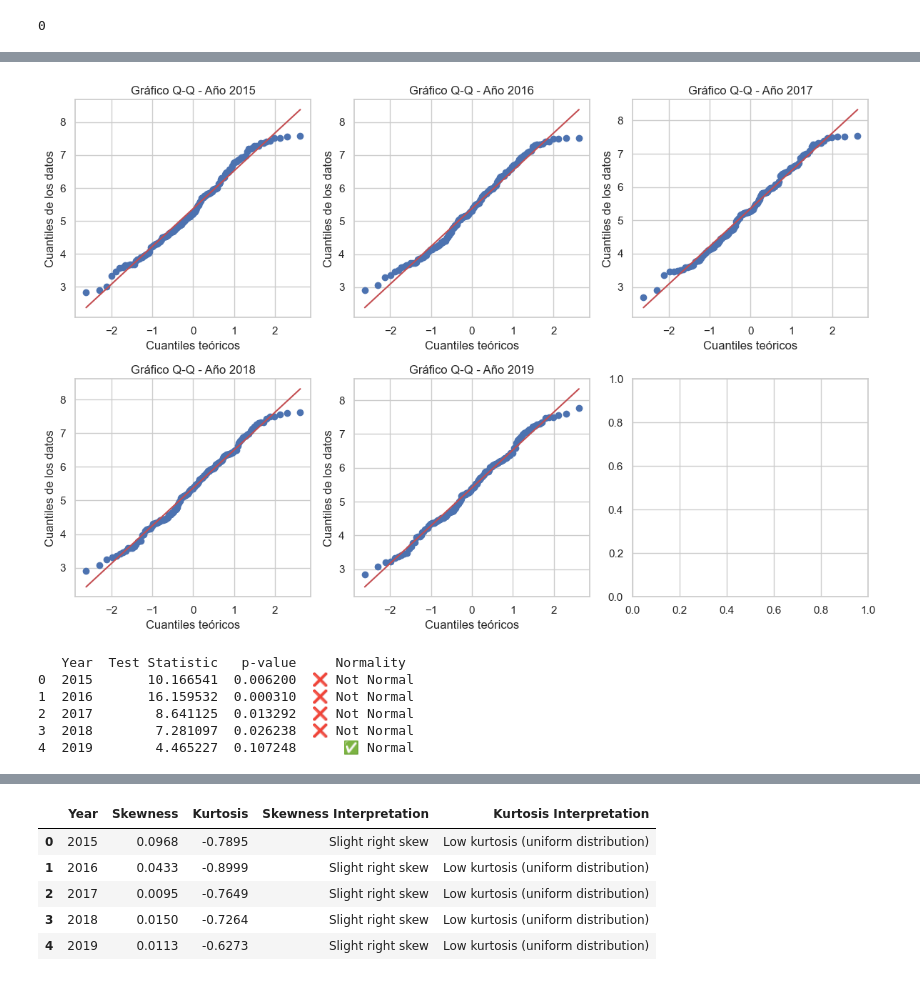
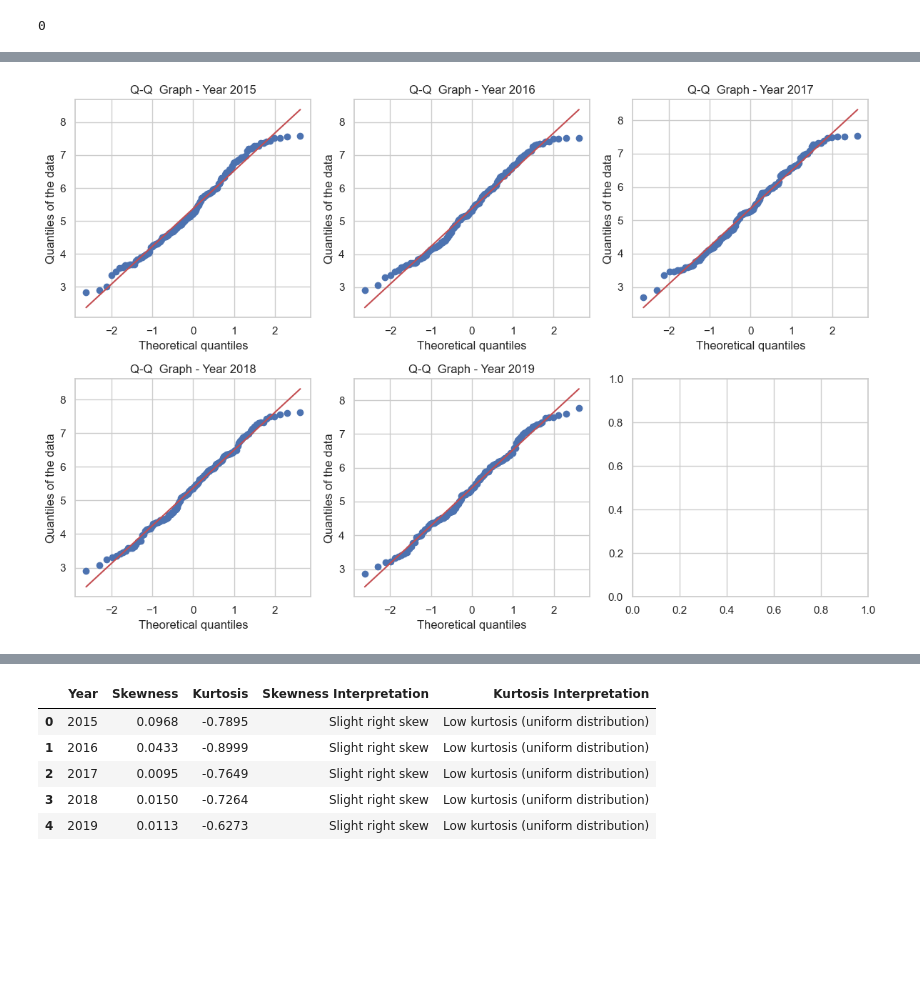
Before and after one commit to ntlg72/etl-workshop-3, a Jupyter notebook: notebooks/1.0-nlg-EDA.ipynb, the cells around one changed output, grey strips where cells are left out. Cells and saved outputs as stored; diff of their text form; code cells hidden in the pictures; blank space fills up the shorter version.

```diff
--- a/notebooks/1.0-nlg-EDA.ipynb
+++ b/notebooks/1.0-nlg-EDA.ipynb
@@ -341,9 +319,9 @@ for year, df in dfs.items():
     df_numeric.hist(bins=20, edgecolor='black', alpha=0.7)
 
     # Título y etiquetas
-    plt.suptitle(f"Distribución de las variables para el año {year}", fontsize=16, fontweight='bold')
-    plt.xlabel('Valor', fontsize=12)
-    plt.ylabel('Frecuencia', fontsize=12)
+    plt.suptitle(f"Distribution of variables for the year {year}", fontsize=16, fontweight='bold')
+    plt.xlabel('Value', fontsize=12)
+    plt.ylabel('Frequency', fontsize=12)
 
     # Ajustar el layout para que todo encaje bien
     plt.tight_layout(rect=[0, 0.03, 1, 0.95])
@@ -372,3 +361,10 @@ print(dfs['2018']['trust'].isnull().sum())
+# %%
+# Iterate through each year in dfs
+for year, df in dfs.items():
+    for col in df.select_dtypes(include=["number"]).columns:  # Apply only to numeric columns
+        median_value = df[col].median()  # Calculate median of the column
+        df.loc[df[col] > 10, col] = median_value  # Replace values greater than 10
+        df.loc[df[col] < 1, col] = median_value  # Replace values smaller than 1
 # %%
 # Iterar sobre los DataFrames
 for year, df in dfs.items():
@@ -383,6 +379,6 @@ for year, df in dfs.items():
     sns.heatmap(corr, annot=True, cmap='coolwarm', fmt='.2f', linewidths=0.5, cbar_kws={'shrink': 0.8})
 
     # Título del gráfico
-    plt.title(f"Correlación para el año {year}")
+    plt.title(f"Correlation for {year}")
     plt.show()
 # %% [output]
@@ -416,7 +412,7 @@ for year, df in dfs.items():
     for i in range(num_columns, len(axes)):
         fig.delaxes(axes[i])
 
-    fig.suptitle(f"Relación entre las variables numéricas y {target_column} para el año {year}", fontsize=16)
+    fig.suptitle(f"Relationship between numerical variables and {target_column} for the year {year}", fontsize=16)
 
     plt.show()
 # %% [output]
@@ -428,54 +444,27 @@ for year, df in dfs.items():
 # %%
 # Definir número de filas y columnas
 num_rows = 2
 num_cols = 3
 
 # Crear la figura con subgráficos
 fig, axes = plt.subplots(nrows=num_rows, ncols=num_cols, figsize=(12, 8))
 
 # Iterar sobre cada DataFrame y graficar en la posición correcta
 for idx, (year, df) in enumerate(dfs.items()):
     row = idx // num_cols  # Calcular la fila correcta
     col = idx % num_cols   # Calcular la columna correcta
 
     column_name = "happiness_score"  # Cambia esto por el nombre correcto
     data = df[column_name].dropna()  # Eliminar valores NaN
 
     # Crear gráfico Q-Q en la posición correspondiente
     stats.probplot(data, dist="norm", plot=axes[row, col])
-    axes[row, col].set_title(f"Gráfico Q-Q - Año {year}")
-    axes[row, col].set_xlabel("Cuantiles teóricos")
-    axes[row, col].set_ylabel("Cuantiles de los datos")
+    axes[row, col].set_title(f"Q-Q  Graph - Year {year}")
+    axes[row, col].set_xlabel("Theoretical quantiles")
+    axes[row, col].set_ylabel("Quantiles of the data")
 
 # Ajustar el diseño para evitar superposición de gráficos
 plt.tight_layout()
 plt.show()
 # %% [output]
-[figure, old version]
+[figure, new version]
-# %%
-# Initialize an empty list to store results
-results = []
-
-# Evaluate normality using the D'Agostino-Pearson test
-for year, df in dfs.items():
-    data = df[column_name].dropna()
-
-    stat, p_value = normaltest(data)
-
-    # Determine normality status
-    normality = "✅ Normal" if p_value > 0.05 else "❌ Not Normal"
-
-    # Append results to the list
-    results.append({"Year": year, "Test Statistic": stat, "p-value": p_value, "Normality": normality})
-
-# Convert list to DataFrame for better visualization
-import pandas as pd
-df_results = pd.DataFrame(results)
-print(df_results)
-# %% [output]
-   Year  Test Statistic   p-value     Normality
-0  2015       10.166541  0.006200  ❌ Not Normal
-1  2016       16.159532  0.000310  ❌ Not Normal
-2  2017        8.641125  0.013292  ❌ Not Normal
-3  2018        7.281097  0.026238  ❌ Not Normal
-4  2019        4.465227  0.107248      ✅ Normal
```
Also changed, not shown: parts of 29 cells of this notebook, 4 other files.
